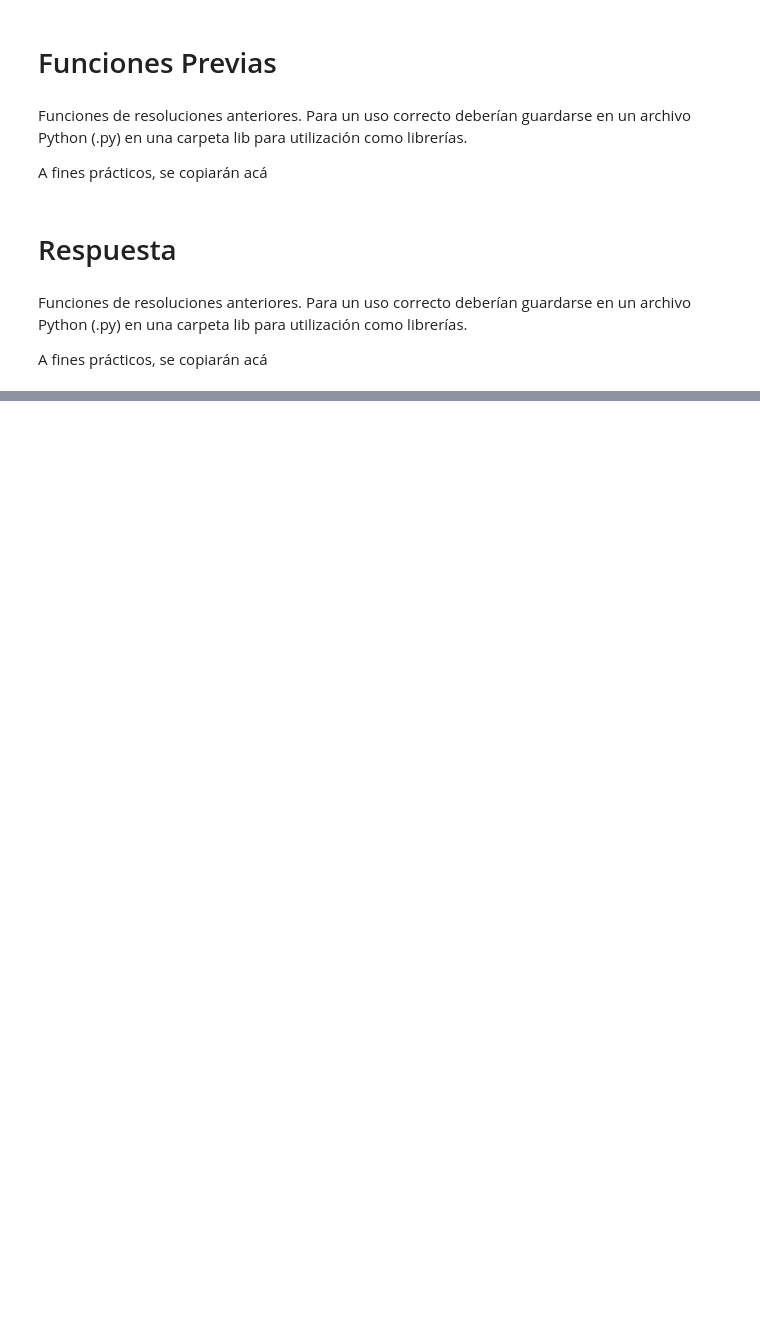
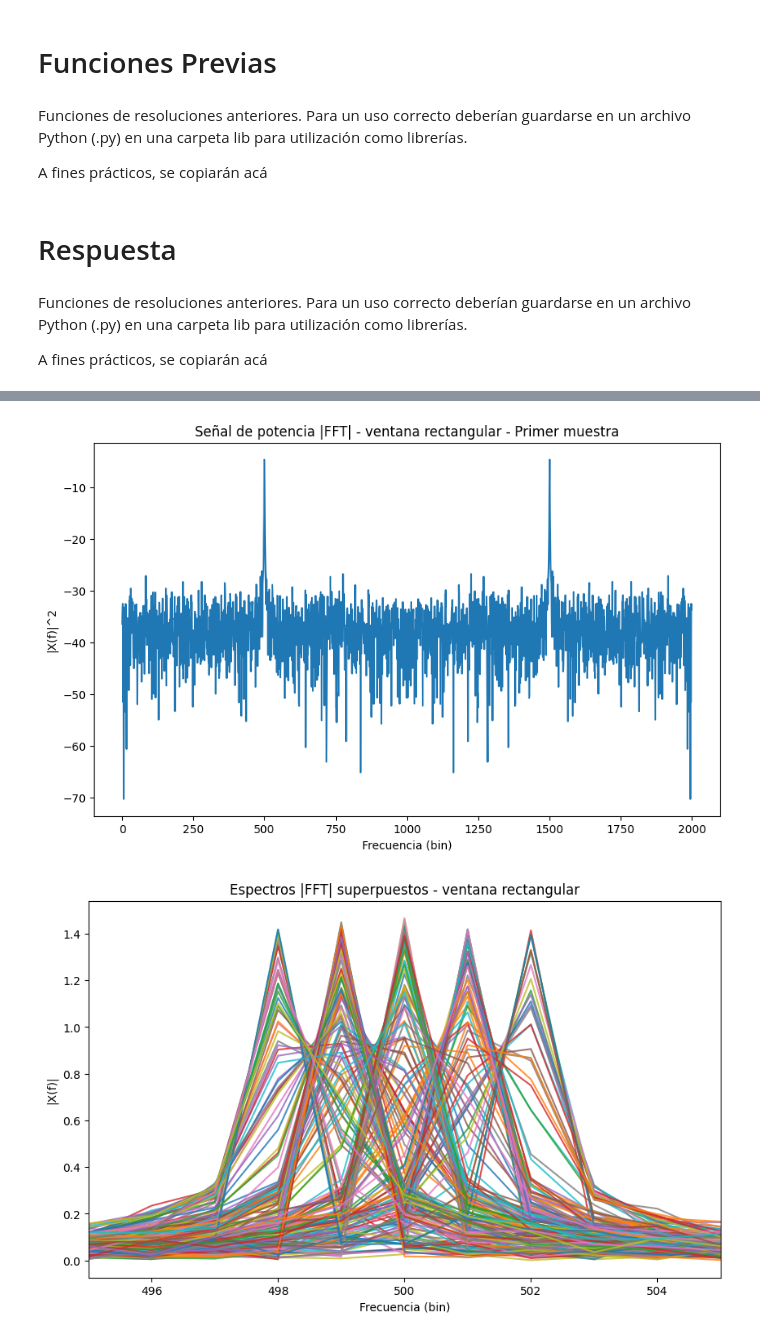
Before and after one commit to agustin-d-martinez/Procesamiento-Digital-de-Se-ales---2026, a Jupyter notebook: TS5/TS5.ipynb, the cells around one changed output, grey strips where cells are left out. Cells and saved outputs as stored; diff of their text form; code cells hidden in the pictures; blank space fills up the shorter version.

```diff
--- a/TS5/TS5.ipynb
+++ b/TS5/TS5.ipynb
@@ -343,0 +282,36 @@ array([[0.08      , 0.08      , 0.08      , ..., 0.08      , 0.08      ,
+# %%
+##### Cálculo de sesgo
+sesgo_a = {}
+sesgo_freq = {}
+var_a = {}
+var_freq = {}
+
+for key in a_est.keys():
+    sesgo_a[key] = np.mean(vmax - a_est[key])
+    var_a[key] = np.var(vmax - a_est[key])
+    sesgo_freq[key] = np.mean(freq - freq_est[key])
+    var_freq[key] = np.var(freq - freq_est[key])
+# %%
+##### Check de primer muestra
+PXX = xx_fft_abs["rectangular"][:,0]**2
+plt.figure(figsize=(10,6))
+plt.plot(10*np.log10(PXX))
+plt.title("Señal de potencia |FFT| - ventana rectangular - Primer muestra")
+plt.xlabel("Frecuencia (bin)")
+plt.ylabel("|X(f)|^2")
+plt.show()
+
+
+##### Gráfico de espectros superpuestos
+plt.figure(figsize=(10,6))
+for key in xx_fft_abs.keys():
+    for i in range(xx_fft_abs[key].shape[1]):
+        plt.plot(2*xx_fft_abs[key][:, i], alpha=0.8)
+    plt.xlim(f0*0.99, f0*1.01)
+    plt.title(f"Espectros |FFT| superpuestos - ventana {key}")
+    plt.xlabel("Frecuencia (bin)")
+    plt.ylabel("|X(f)|")
+    plt.show()
+# %% [output]
+[figure, added]
+[figure, added]
```
Also changed, not shown: parts of 16 cells of this notebook, 1 other file.
